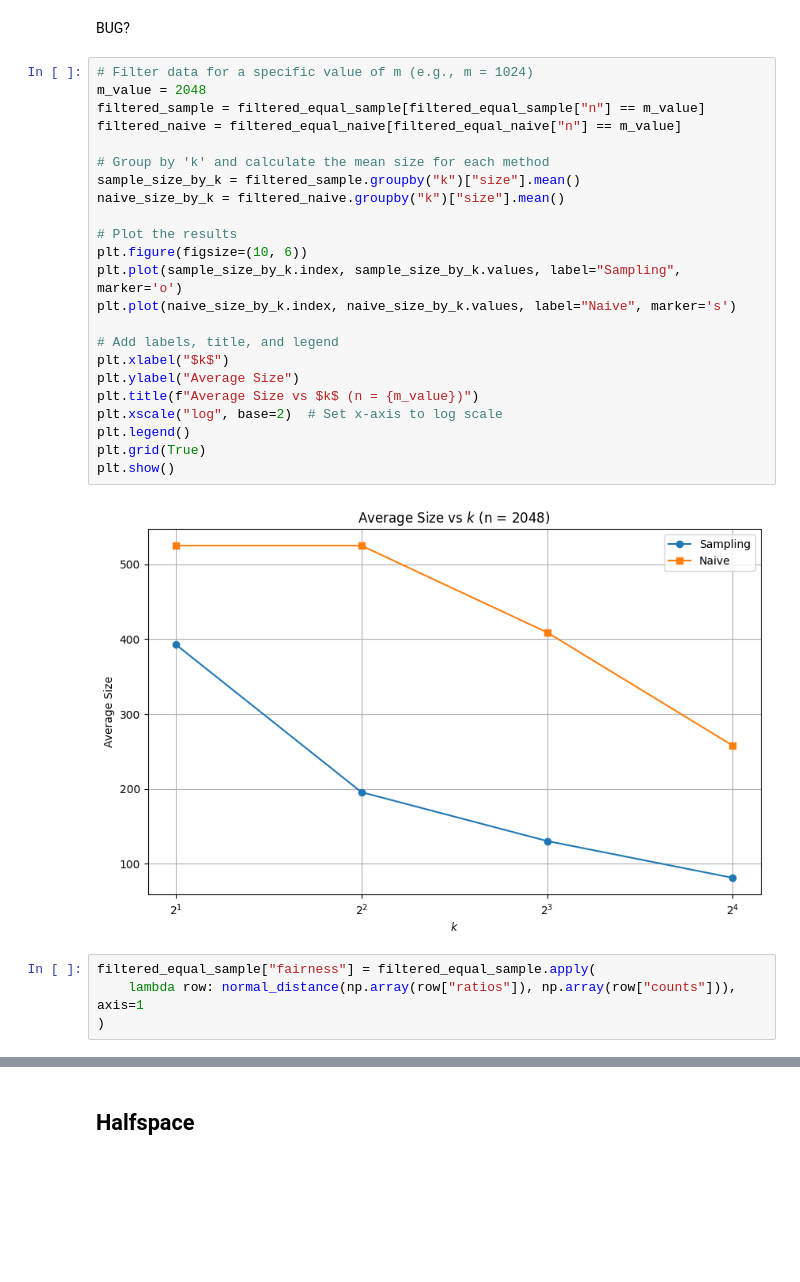
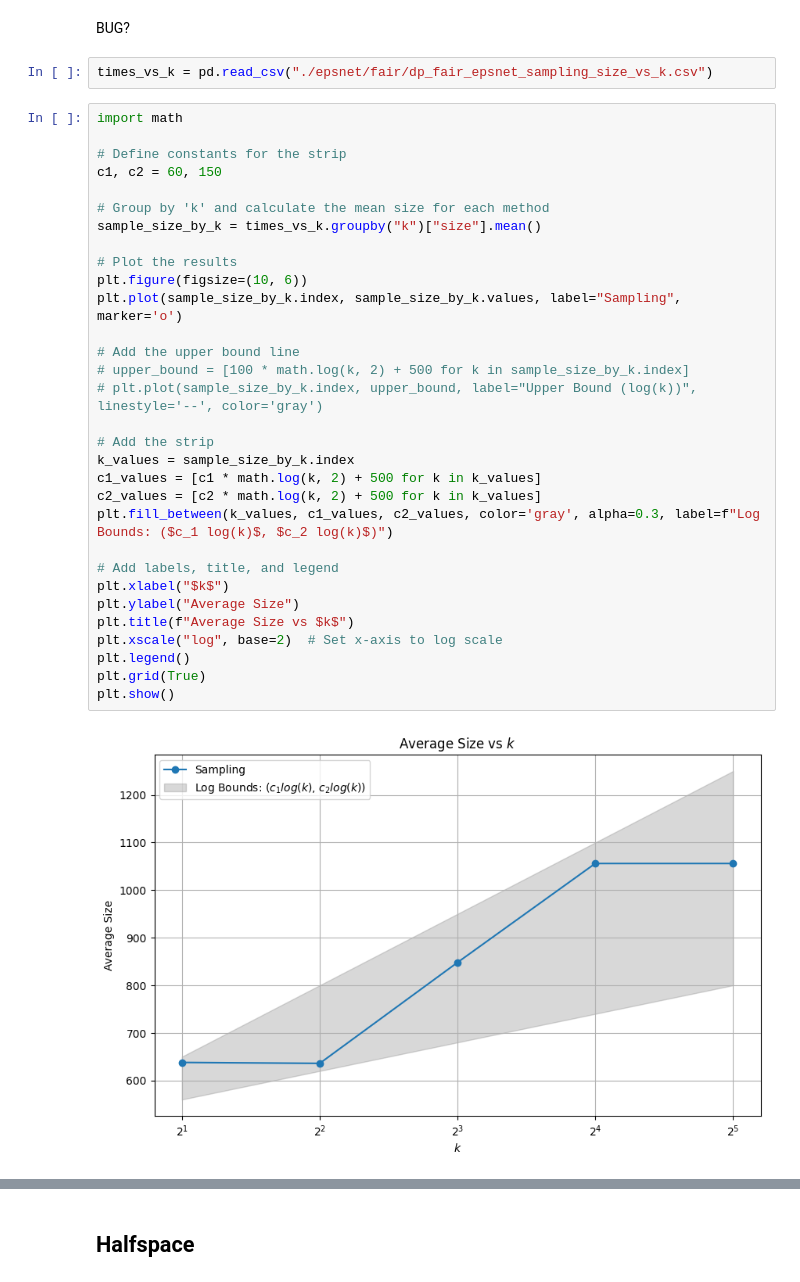
Before and after one commit to UIC-InDeXLab/FairNet, a Jupyter notebook: experiments/visualization_v1.ipynb, the cells around one changed output, grey strips where cells are left out. Saved outputs shown, nothing was run; the diff lists cells and outputs as text; blank space fills up the shorter version.

```diff
--- a/experiments/visualization_v1.ipynb
+++ b/experiments/visualization_v1.ipynb
@@ -378,31 +393,37 @@ plt.show()
 # %% [markdown]
 BUG?
+# %%
+times_vs_k = pd.read_csv("./epsnet/fair/dp_fair_epsnet_sampling_size_vs_k.csv")
 # %%
-# Filter data for a specific value of m (e.g., m = 1024)
-m_value = 2048
-filtered_sample = filtered_equal_sample[filtered_equal_sample["n"] == m_value]
-filtered_naive = filtered_equal_naive[filtered_equal_naive["n"] == m_value]
+import math
+
+# Define constants for the strip
+c1, c2 = 60, 150
 
 # Group by 'k' and calculate the mean size for each method
-sample_size_by_k = filtered_sample.groupby("k")["size"].mean()
-naive_size_by_k = filtered_naive.groupby("k")["size"].mean()
+sample_size_by_k = times_vs_k.groupby("k")["size"].mean()
 
 # Plot the results
 plt.figure(figsize=(10, 6))
 plt.plot(sample_size_by_k.index, sample_size_by_k.values, label="Sampling", marker='o')
-plt.plot(naive_size_by_k.index, naive_size_by_k.values, label="Naive", marker='s')
+
+# Add the upper bound line
+# upper_bound = [100 * math.log(k, 2) + 500 for k in sample_size_by_k.index]
+# plt.plot(sample_size_by_k.index, upper_bound, label="Upper Bound (log(k))", linestyle='--', color='gray')
+
+# Add the strip
+k_values = sample_size_by_k.index
+c1_values = [c1 * math.log(k, 2) + 500 for k in k_values]
+c2_values = [c2 * math.log(k, 2) + 500 for k in k_values]
+plt.fill_between(k_values, c1_values, c2_values, color='gray', alpha=0.3, label=f"Log Bounds: ($c_1 log(k)$, $c_2 log(k)$)")
 
 # Add labels, title, and legend
 plt.xlabel("$k$")
 plt.ylabel("Average Size")
-plt.title(f"Average Size vs $k$ (n = {m_value})")
+plt.title(f"Average Size vs $k$")
 plt.xscale("log", base=2)  # Set x-axis to log scale
 plt.legend()
 plt.grid(True)
 plt.show()
 # %% [output]
-[figure, old version]
+[figure, new version]
-# %%
-filtered_equal_sample["fairness"] = filtered_equal_sample.apply(
-    lambda row: normal_distance(np.array(row["ratios"]), np.array(row["counts"])), axis=1
-)
```
Also changed, not shown: parts of 41 cells of this notebook, 5 other files.
